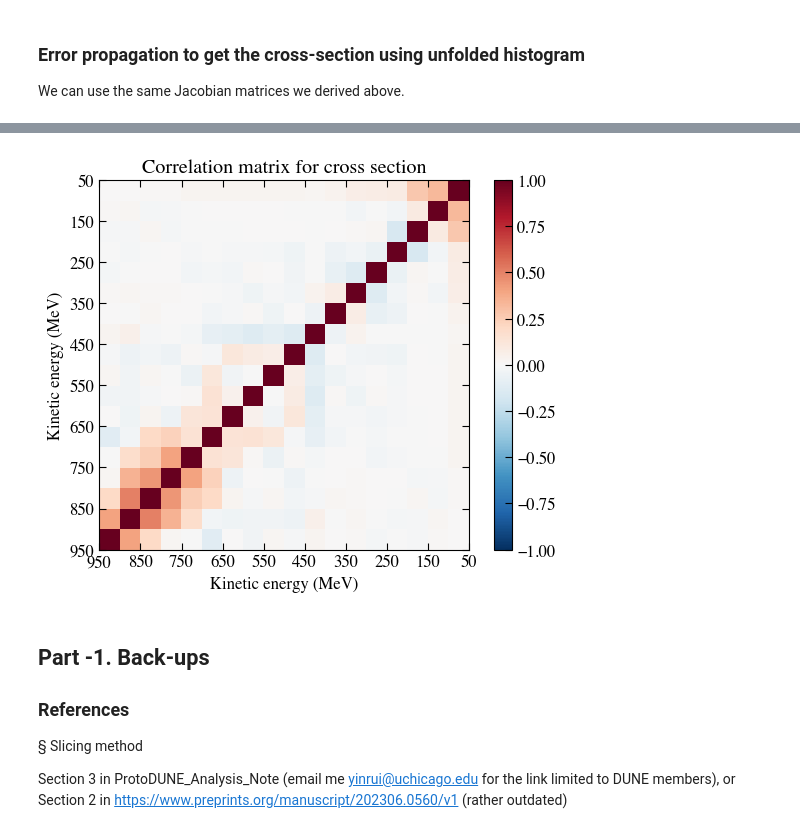
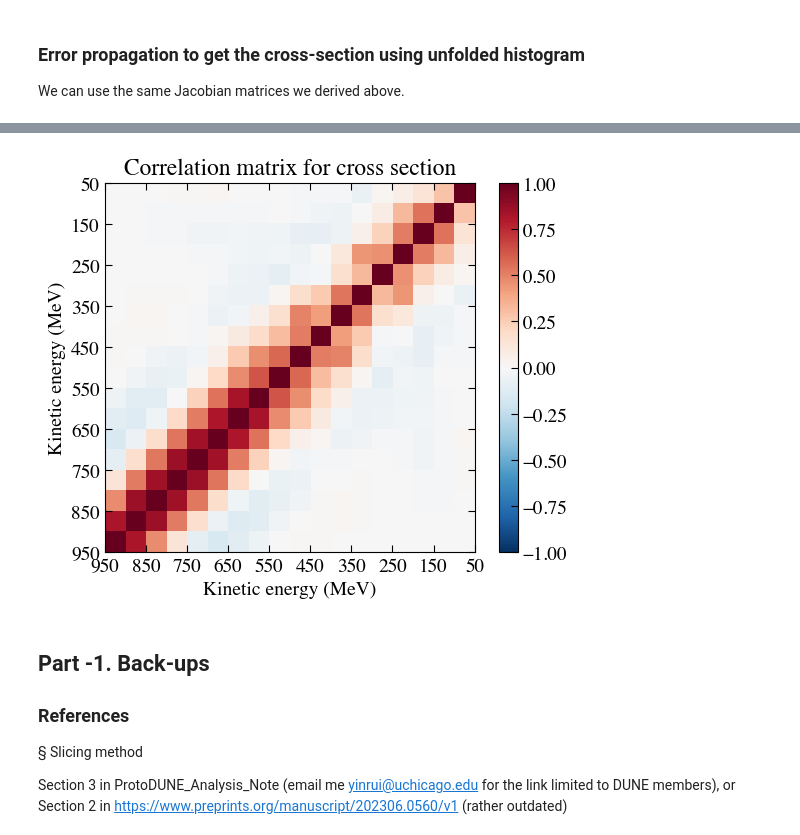
Before and after one commit to Yinrui-Liu/hadron-Ar_XS, a Jupyter notebook: hadron-Ar_XS.ipynb, the cells around one changed output, grey strips where cells are left out. Saved outputs shown, nothing was run; the diff lists cells and outputs as text; code cells hidden in the pictures.

```diff
--- a/hadron-Ar_XS.ipynb
+++ b/hadron-Ar_XS.ipynb
@@ -326,8 +158,8 @@ def interaction_sim(KE, x_step): # simulate step-by-step, until the probe intera
             return 0, 0
     return KE, flag # the final energy of the probe particle; a flag indicating the type of interaction
 # %%
-x_step = 1 # step size (cm)
-Nevts = 10000 # number of events to be generated
+x_step = 0.1 # step size (cm)
+Nevts = 1000000 # number of events to be generated
 print("Number of MC events generated:", Nevts)
 
 trueKEi = np.random.normal(900, 100, Nevts) # initial energy of all events
@@ -481,7 +327,7 @@ Plug into the formula $\sigma(E)=\frac{N_{\rm int}(E)}{nN_{\rm end}(E)\delta E}\
 # %%
 true_XS = np.zeros_like(true_Nini)
 for ibin in range(Ntruebins-1):
-    prefact = dEdx_BB(true_cKE[ibin]) / (n_tar*true_wKE[ibin]*2) * 1e27 # pre-factor
+    prefact = dEdx_mean(true_cKE[ibin]) / (n_tar*true_wKE[ibin]*2) * 1e27 # pre-factor
     Ninc = true_Ninc[ibin]
     Nend = true_Nend[ibin]
     Nint_ex = true_Nint_ex[ibin]
@@ -686,7 +532,7 @@ plt.show()
 ### construction the Jacobian matrix Jac_3N_XS_true
 Jac_3N_XS_true = np.zeros([Ntruebins-1, 3*(Ntruebins-1)])
 for ibin in range(Ntruebins-1):
-    prefact = dEdx_BB(true_cKE[ibin]) / (n_tar*true_wKE[ibin]*2) * 1e27 # pre-factor
+    prefact = dEdx_mean(true_cKE[ibin]) / (n_tar*true_wKE[ibin]*2) * 1e27 # pre-factor
     Ninc = true_Ninc[ibin]
     Nend = true_Nend[ibin]
     Nint_ex = true_Nint_ex[ibin]
@@ -984,8 +830,9 @@ Ntruebins_1D = 268; Nmeasbins_1D = 261
 Input Response_matrix(meas_3D1D_map[meas_SID3D[ievt]], true_3D1D_map[true_SID3D_sel[ievt]]), data_measured_hist(data_meas_N1D), data_measured_covariance()
 # %%
 ### prepare fake data # TB updated maybe
-data_meas_N1D = np.random.normal(meas_N1D/10, meas_N1D_err/np.sqrt(10)); data_meas_N1D = np.clip(data_meas_N1D, 0, np.max(data_meas_N1D)+.1)
-data_meas_N1D_err = meas_N1D_err/np.sqrt(10)
+Nmc2Ndata = 100
+data_meas_N1D = np.random.normal(meas_N1D/Nmc2Ndata, meas_N1D_err/np.sqrt(Nmc2Ndata)); data_meas_N1D = np.clip(data_meas_N1D, 0, np.max(data_meas_N1D)+.1)
+data_meas_N1D_err = meas_N1D_err/np.sqrt(Nmc2Ndata)
 data_meas_V1D = np.diag(data_meas_N1D_err*data_meas_N1D_err)
 #data_meas_V1D = np.diag(data_meas_N1D)
 Ndata = sum(data_meas_N1D)
@@ -1191,7 +1039,7 @@ plt.show()
 unfd_XS = np.zeros_like(unfd_Nini)
 Jac_3N_XS_unfd = np.zeros([Ntruebins-1, 3*(Ntruebins-1)]) # note here Jac_3N_XS_unfd is different with Jac_3N_XS_true
 for ibin in range(Ntruebins-1):
-    prefact = dEdx_BB(true_cKE[ibin]) / (n_tar*true_wKE[ibin]*2) * 1e27 # pre-factor
+    prefact = dEdx_mean(true_cKE[ibin]) / (n_tar*true_wKE[ibin]*2) * 1e27 # pre-factor
     Ninc = unfd_Ninc[ibin]
     Nend = unfd_Nend[ibin]
     Nint_ex = unfd_Nint_ex[ibin]
@@ -1250,4 +1098,4 @@ plt.show()
-[figure, old version]
+[figure, new version]
 # %% [markdown]
 ## Part -1. Back-ups
 
```
Also changed, not shown: parts of 38 cells of this notebook, 4 other files.
